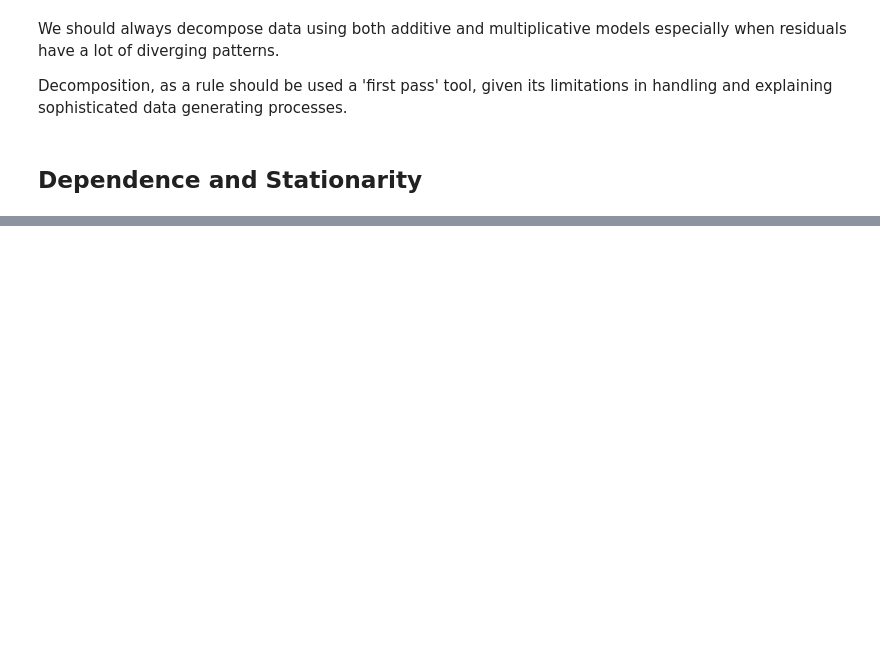
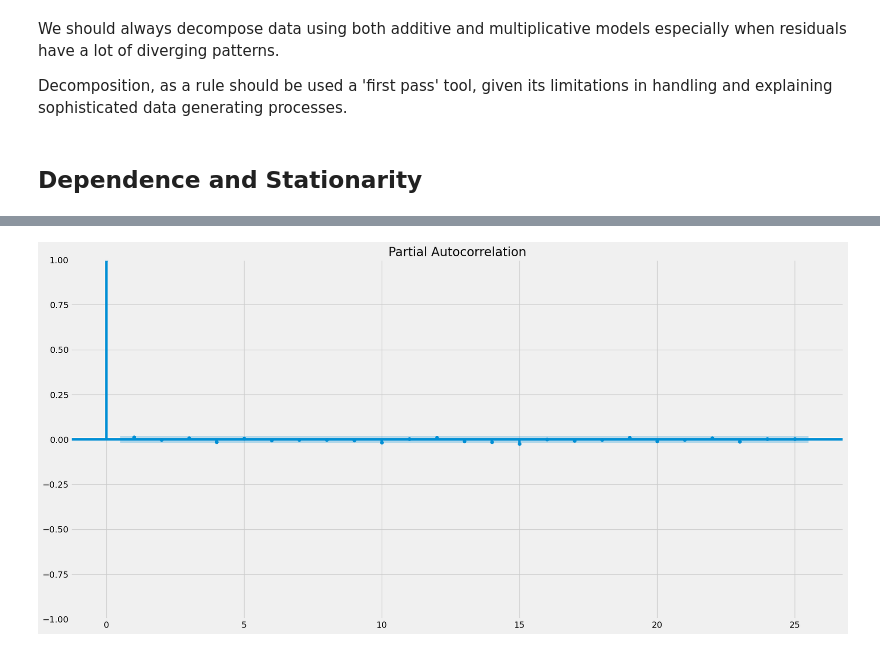
Before and after one commit to bachaudhry/time_series, a Jupyter notebook: ts_with_k/01_Getting_Start_With_TimeSeries.ipynb, the cells around one changed output, grey strips where cells are left out. Saved outputs shown, nothing was run; the diff lists cells and outputs as text; code cells hidden in the pictures; blank space fills up the shorter version.

Commit message:
Stationarity, PACF, ACF and augmentations

```diff
--- a/ts_with_k/01_Getting_Start_With_TimeSeries.ipynb
+++ b/ts_with_k/01_Getting_Start_With_TimeSeries.ipynb
@@ -162,0 +182,5 @@ Decomposition, as a rule should be used a 'first pass' tool, given its limitatio
+# %%
+plot_pacf(xseries['noise'], lags=25)
+print()
+# %% [output]
+[figure, added]
```
Also changed, not shown: parts of 27 cells of this notebook.
